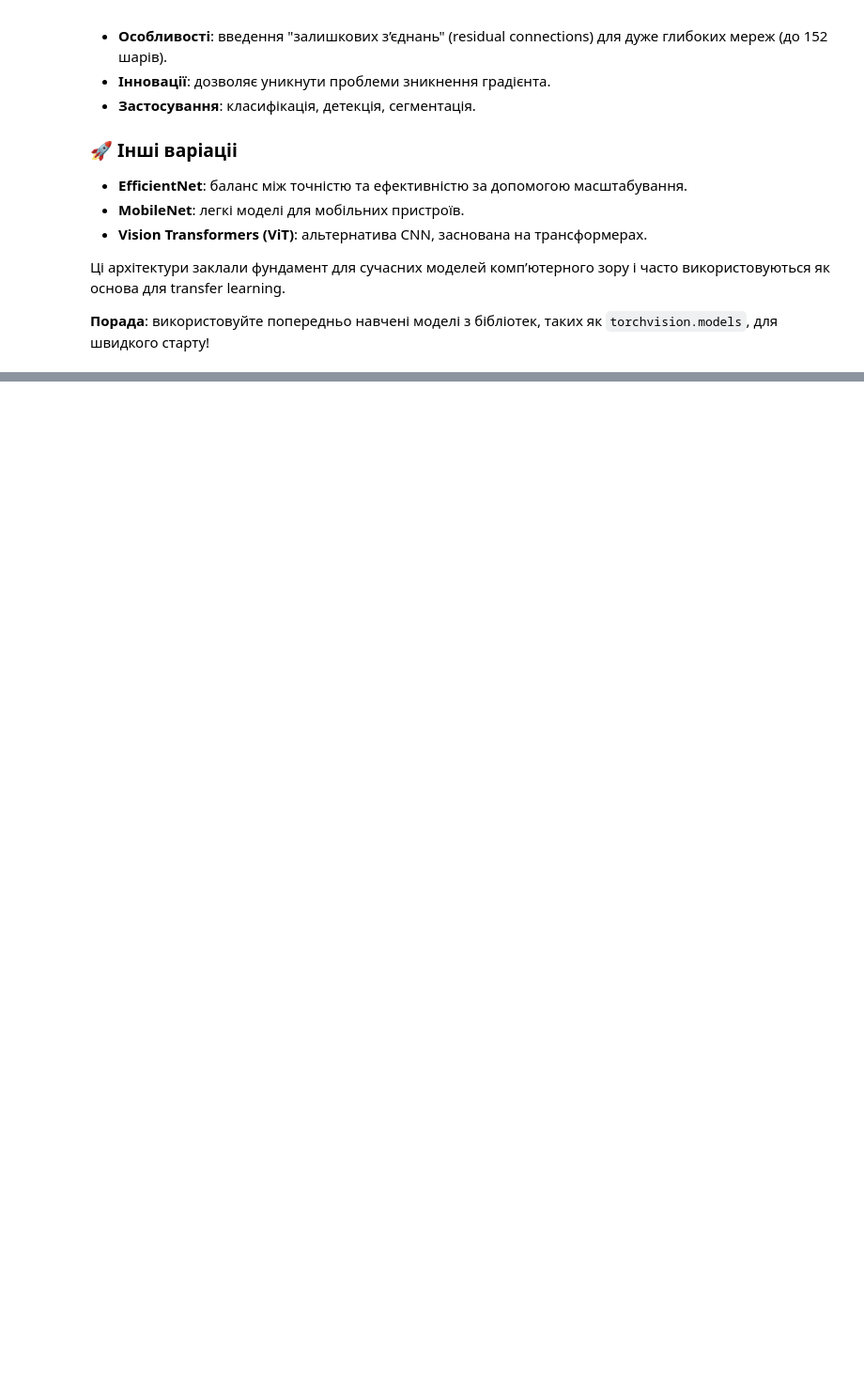
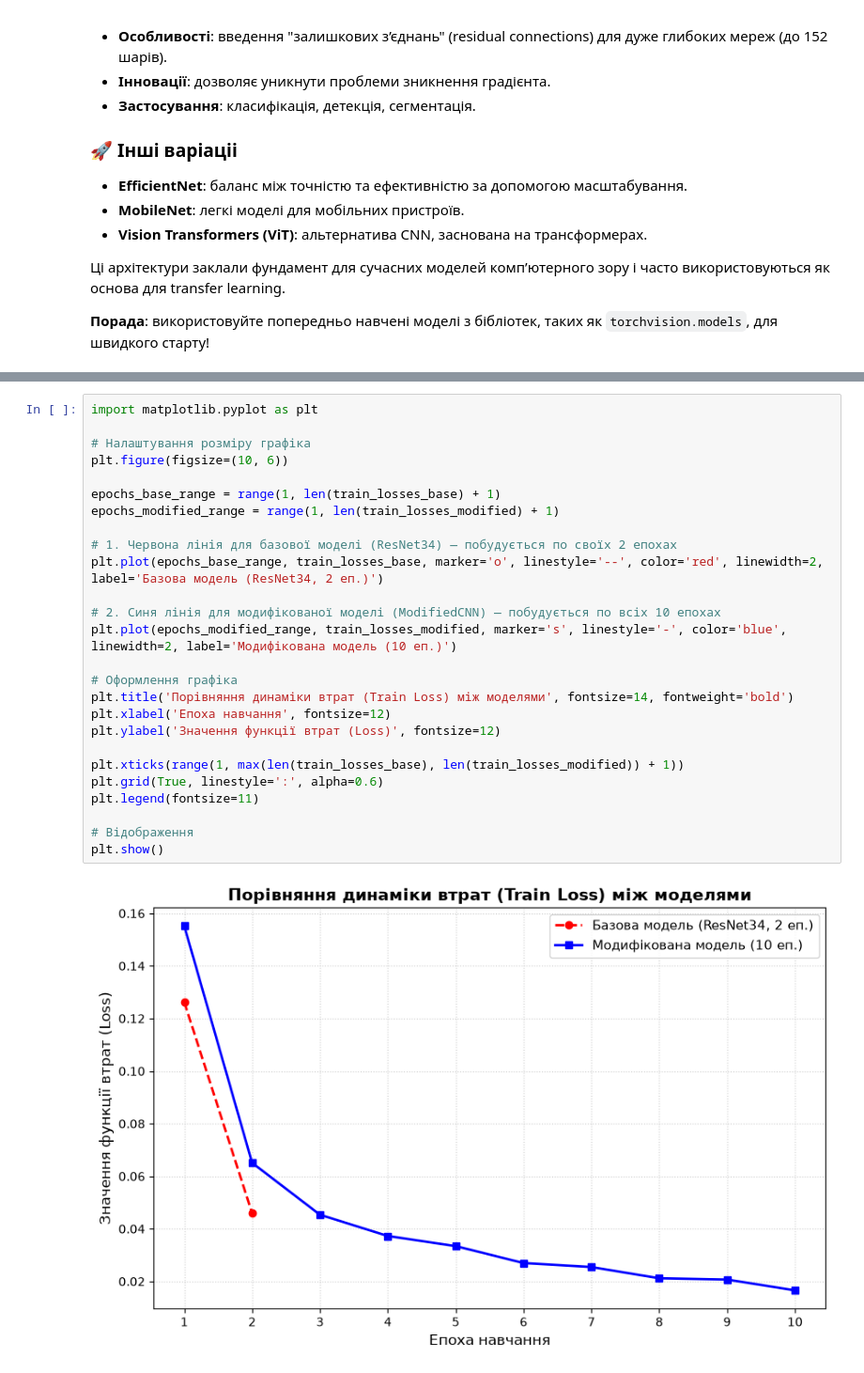
Before and after one commit to vladzz1/practik_w, a Jupyter notebook: practik_w13/Example.ipynb, the cells around one changed output, grey strips where cells are left out. Shown at 94% size. Drawn from its saved outputs; the diff is of its cells as text; blank space fills up the shorter version.

```diff
--- a/practik_w13/Example.ipynb
+++ b/practik_w13/Example.ipynb
@@ -414,0 +520,28 @@ Accuracy of ResNet34 on the 10000 test images: 98.29%
+# %%
+import matplotlib.pyplot as plt
+
+# Налаштування розміру графіка
+plt.figure(figsize=(10, 6))
+
+epochs_base_range = range(1, len(train_losses_base) + 1)
+epochs_modified_range = range(1, len(train_losses_modified) + 1)
+
+# 1. Червона лінія для базової моделі (ResNet34) — побудується по своїх 2 епохах
+plt.plot(epochs_base_range, train_losses_base, marker='o', linestyle='--', color='red', linewidth=2, label='Базова модель (ResNet34, 2 еп.)')
+
+# 2. Синя лінія для модифікованої моделі (ModifiedCNN) — побудується по всіх 10 епохах
+plt.plot(epochs_modified_range, train_losses_modified, marker='s', linestyle='-', color='blue', linewidth=2, label='Модифікована модель (10 еп.)')
+
+# Оформлення графіка
+plt.title('Порівняння динаміки втрат (Train Loss) між моделями', fontsize=14, fontweight='bold')
+plt.xlabel('Епоха навчання', fontsize=12)
+plt.ylabel('Значення функції втрат (Loss)', fontsize=12)
+
+plt.xticks(range(1, max(len(train_losses_base), len(train_losses_modified)) + 1))
+plt.grid(True, linestyle=':', alpha=0.6)
+plt.legend(fontsize=11)
+
+# Відображення
+plt.show()
+# %% [output]
+[figure, added]
```
Also changed, not shown: parts of 4 cells of this notebook.
